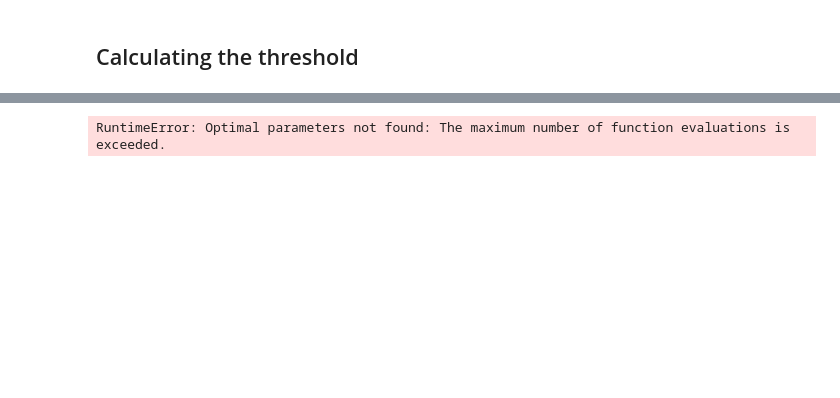
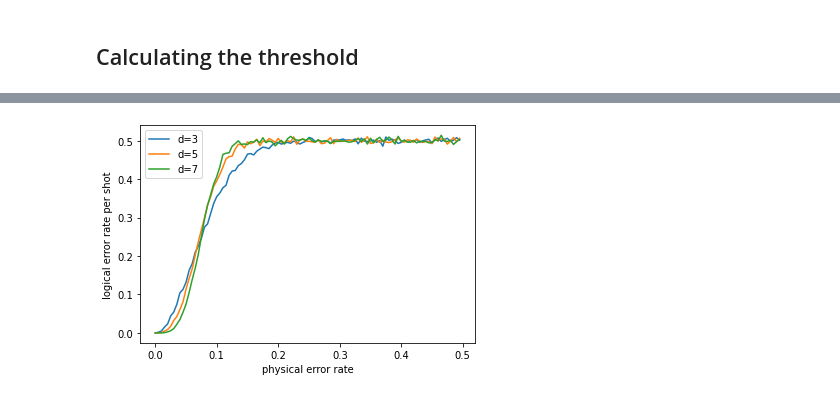
Before and after one commit to daschaich/QEC-Notebooks, a Jupyter notebook: Stim.ipynb, the cells around one changed output, grey strips where cells are left out. Saved outputs shown, nothing was run; the diff lists cells and outputs as text; code cells hidden in the pictures; blank space fills up the shorter version.

```diff
--- a/Stim.ipynb
+++ b/Stim.ipynb
@@ -238,46 +238,46 @@ popts = []
 
 num_shots = 10_000
 for d in [3, 5, 7]:
     xs = []
     ys = []
     for noise in error_probs:
         circuit = stim.Circuit.generated(
             "surface_code:rotated_memory_z",
             rounds=d * 3,
             distance=d,
             before_round_data_depolarization=noise)
         num_errors_sampled = count_logical_errors(circuit, num_shots)
         x = noise
         y = num_errors_sampled / num_shots
         xs.append(x)
         ys.append(y)
 
-    p0 = [max(ys), np.median(xs),1,min(ys)] # this is an mandatory initial guess
+#     p0 = [max(ys), np.median(xs),1,min(ys)] # this is an mandatory initial guess
 
-    popt, pcov = curve_fit(sigmoid, xs, ys,p0, method='dogbox')
+#     popt, pcov = curve_fit(sigmoid, xs, ys,p0, method='dogbox')
 
-    popts.append(popt)
+#     popts.append(popt)
 
-    fit_y = sigmoid(xs, *popt)
+#     fit_y = sigmoid(xs, *popt)
 
-    plt.plot(xs, fit_y ,'-', label="d=" + str(d))
+#     plt.plot(xs, fit_y ,'-', label="d=" + str(d))
+    plt.plot(xs, ys, '-', label="d=" + str(d))
 
+# def diff(x):
+#     # Calculate y for each sigmoid function
+#     results = sorted([sigmoid(x, *popts[i]) for i in range(len(popts))])
+#     # Diff the max and min y
+#     return results[-1] - results[0]
 
-def diff(x):
-    # Calculate y for each sigmoid function
-    results = sorted([sigmoid(x, *popts[i]) for i in range(len(popts))])
-    # Diff the max and min y
-    return results[-1] - results[0]
+# # Find the intersection point using root-finding
+# sol = root(diff, 0.3)
 
-# Find the intersection point using root-finding
-sol = root(diff, 0.3)
-
-plt.scatter(sol.x[0], sigmoid(sol.x[0], *popts[0]), s=50, c='red', label='Intersection')
-print(f'Intersection at {sol.x[0]}')
+# plt.scatter(sol.x[0], sigmoid(sol.x[0], *popts[0]), s=50, c='red', label='Intersection')
+# print(f'Intersection at {sol.x[0]}')
 
 plt.xlabel("physical error rate")
 plt.ylabel("logical error rate per shot")
 plt.legend()
 plt.show()
 # %% [output]
-RuntimeError: Optimal parameters not found: The maximum number of function evaluations is exceeded.
+[figure, added]
```
Also changed, not shown: parts of 5 cells of this notebook.
